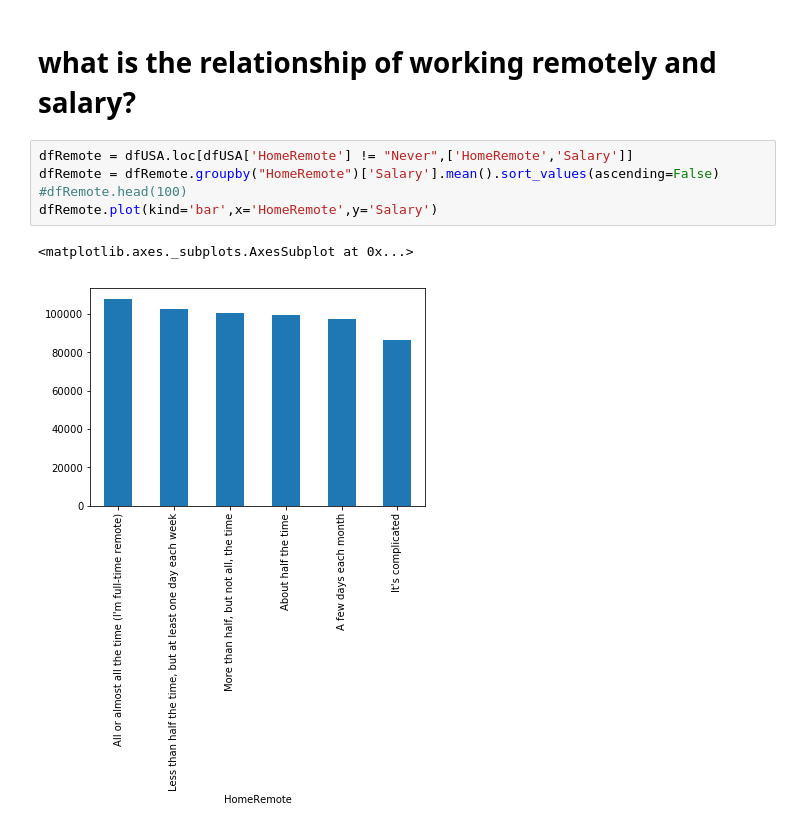
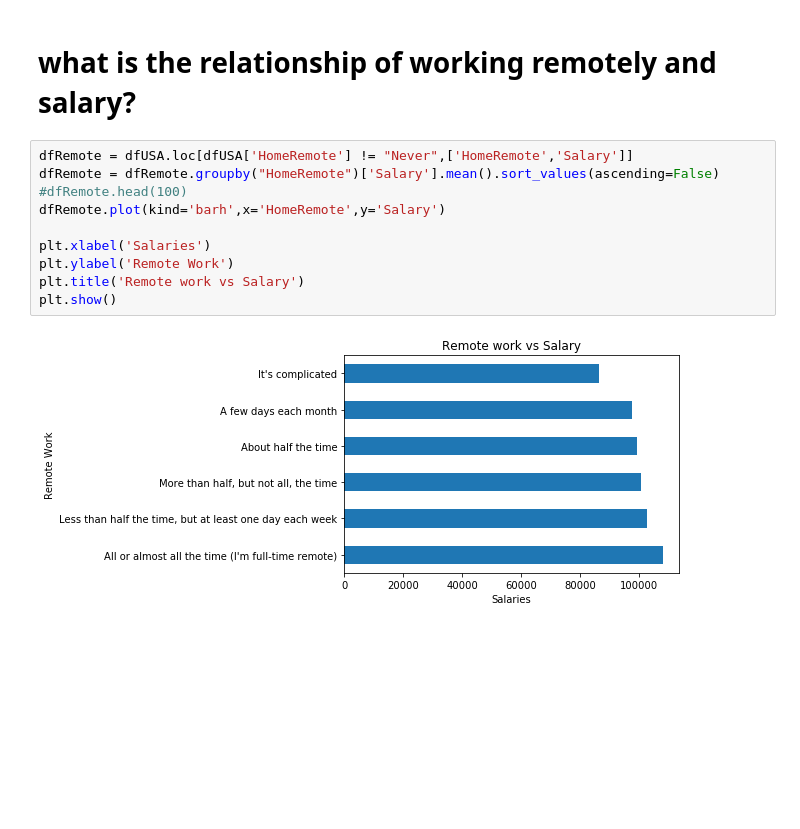
Before and after one commit to ozkary/jupyter, a Jupyter notebook: usaDevAnalysis.ipynb, the cells around one changed output. Drawn from its saved outputs; the diff is of its cells as text; blank space fills up the shorter version.

```diff
--- a/usaDevAnalysis.ipynb
+++ b/usaDevAnalysis.ipynb
@@ -55,9 +64,13 @@ plt.show()
 # %%
 dfRemote = dfUSA.loc[dfUSA['HomeRemote'] != "Never",['HomeRemote','Salary']]
 dfRemote = dfRemote.groupby("HomeRemote")['Salary'].mean().sort_values(ascending=False)
 #dfRemote.head(100)
-dfRemote.plot(kind='bar',x='HomeRemote',y='Salary')
+dfRemote.plot(kind='barh',x='HomeRemote',y='Salary')
+
+plt.xlabel('Salaries')
+plt.ylabel('Remote Work')
+plt.title('Remote work vs Salary')
+plt.show()
 # %% [output]
-<matplotlib.axes._subplots.AxesSubplot at 0x...>
-[figure, old version]
+[figure, new version]
 # %%
```
Also changed, not shown: parts of 3 cells of this notebook.
